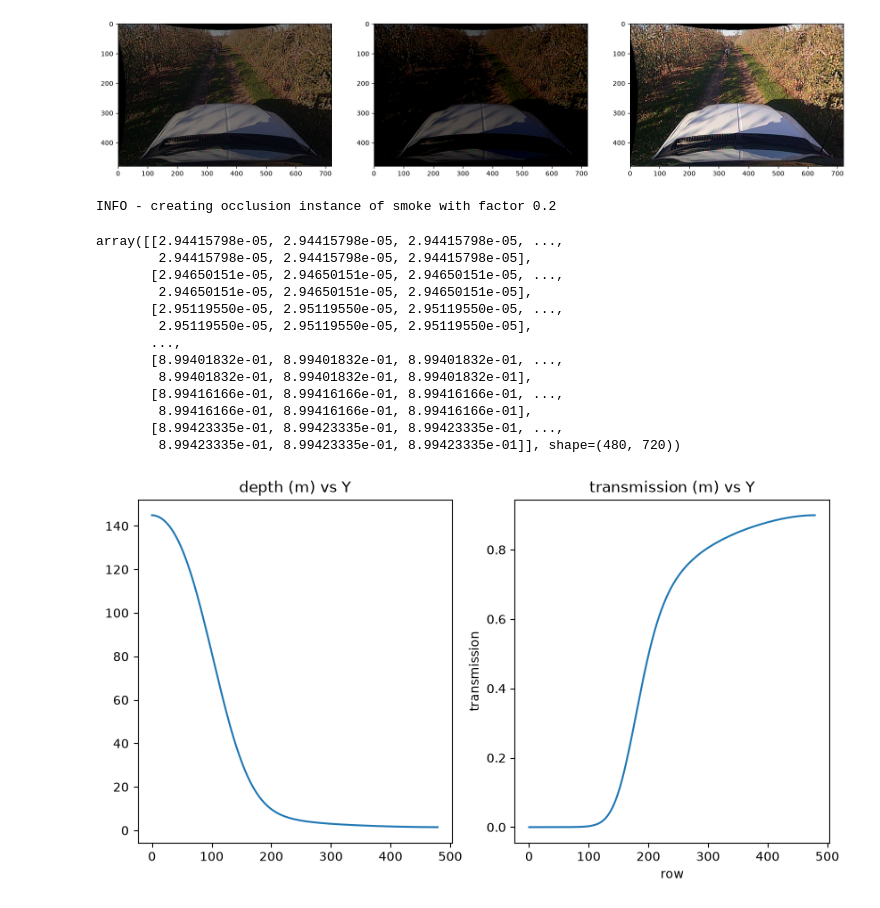
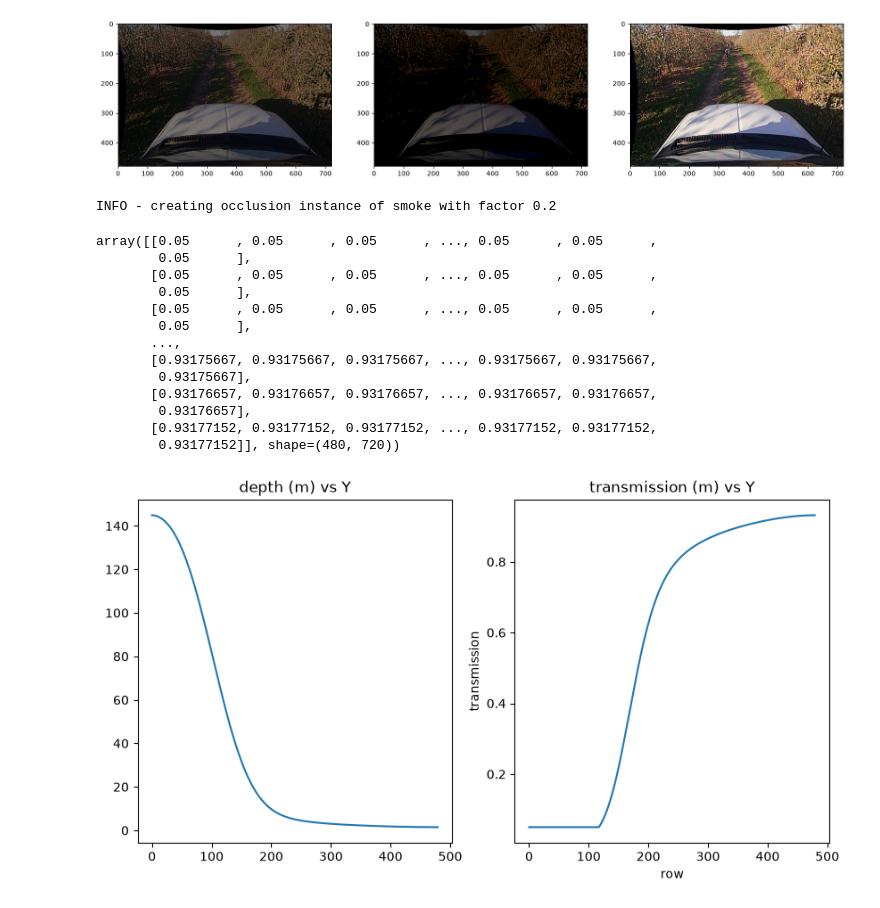
Before and after one commit to dfpaulino/nrec_utilities, a Jupyter notebook: ipynb/Smoke_analysis.ipynb, the cells around one changed output. Saved outputs shown, nothing was run; the diff lists cells and outputs as text; code cells hidden in the pictures.

```diff
--- a/ipynb/Smoke_analysis.ipynb
+++ b/ipynb/Smoke_analysis.ipynb
@@ -151,10 +151,10 @@ image1=BASE_DIR+'Image_0_0_1447086547.169.png'
 #image1=BASE_DIR+'Image_0_0_1447689939.060.png'
 image1=BASE_DIR+'Image_0_0_1447702858.930.png'
 
-img = cv2.imread(image1).astype("uint8")
+bgr_image = cv2.imread(image1).astype("uint8")
 gray_image = cv2.imread(image1, cv2.IMREAD_GRAYSCALE)
 # 2. Converte o espaço de cor de BGR para RGB
-rgb_image = cv2.cvtColor(img, cv2.COLOR_BGR2RGB)
+rgb_image = cv2.cvtColor(bgr_image, cv2.COLOR_BGR2RGB)
 
 gray_image_g = cv2.GaussianBlur(gray_image,(43,43),0)
 #ret, thresh_img = cv2.threshold(gray_image_g, 0, 255, cv2.THRESH_BINARY + cv2.THRESH_OTSU)
@@ -163,6 +163,6 @@ ret, thresh_img = cv2.threshold(gray_image_g, 80, 255, cv2.THRESH_BINARY)
 
 plt.subplot(1,3,1),plt.imshow(rgb_image)
 plt.subplot(1,3,2),plt.imshow(gray_image_g,'gray')
-plt.subplot(1,3,3),plt.imshow(thresh_img,'gray')
+plt.subplot(1,3,3),plt.imshow(bgr_image)
 # %% [output]
 (<Axes: >, <matplotlib.image.AxesImage at 0x...>)
@@ -231,38 +225,38 @@ plt.show()
 # %%
 # transmission curve
 from nrec_utils.occlusions.smoke_occlusion import fake_depth_map,Smoke
 
 depth = fake_depth_map(rgb_image,z_max=150,sigma_frac=0.1)
 depth[:,1]
 y = range(0,len(depth[:,1]))
 fig = plt.figure(figsize=(10, 5))
 plt.subplot(1,2,1)
 plt.plot(y,depth[:,1])
 plt.title('depth (m) vs Y')
 
 smoke = Smoke(0.2)
-beta=0.3*0.06*4
-transmission = smoke.calculate_transmission_gaussian(beta=beta,depth=depth,density=1.0)
+beta=0.2*0.06*4
+transmission = np.clip(smoke.calculate_transmission_gaussian(beta=beta,depth=depth,density=1.0)+0.00,0.05,1.0)
 transmission[:,1]
 plt.subplot(1,2,2)
 plt.plot(y,transmission[:,1])
 plt.xlabel('row')
 plt.ylabel('transmission')
 plt.title('transmission (m) vs Y')
 transmission
 # %% [output]
 INFO - creating occlusion instance of smoke with factor 0.2
-array([[2.94415798e-05, 2.94415798e-05, 2.94415798e-05, ...,
-        2.94415798e-05, 2.94415798e-05, 2.94415798e-05],
-       [2.94650151e-05, 2.94650151e-05, 2.94650151e-05, ...,
-        2.94650151e-05, 2.94650151e-05, 2.94650151e-05],
-       [2.95119550e-05, 2.95119550e-05, 2.95119550e-05, ...,
-        2.95119550e-05, 2.95119550e-05, 2.95119550e-05],
+array([[0.05      , 0.05      , 0.05      , ..., 0.05      , 0.05      ,
+        0.05      ],
+       [0.05      , 0.05      , 0.05      , ..., 0.05      , 0.05      ,
+        0.05      ],
+       [0.05      , 0.05      , 0.05      , ..., 0.05      , 0.05      ,
+        0.05      ],
        ...,
-       [8.99401832e-01, 8.99401832e-01, 8.99401832e-01, ...,
-        8.99401832e-01, 8.99401832e-01, 8.99401832e-01],
-       [8.99416166e-01, 8.99416166e-01, 8.99416166e-01, ...,
-        8.99416166e-01, 8.99416166e-01, 8.99416166e-01],
-       [8.99423335e-01, 8.99423335e-01, 8.99423335e-01, ...,
-        8.99423335e-01, 8.99423335e-01, 8.99423335e-01]], shape=(480, 720))
+       [0.93175667, 0.93175667, 0.93175667, ..., 0.93175667, 0.93175667,
+        0.93175667],
+       [0.93176657, 0.93176657, 0.93176657, ..., 0.93176657, 0.93176657,
+        0.93176657],
+       [0.93177152, 0.93177152, 0.93177152, ..., 0.93177152, 0.93177152,
+        0.93177152]], shape=(480, 720))
-[figure, old version]
+[figure, new version]
```
Also changed, not shown: parts of 3 cells of this notebook, 3 other files.
